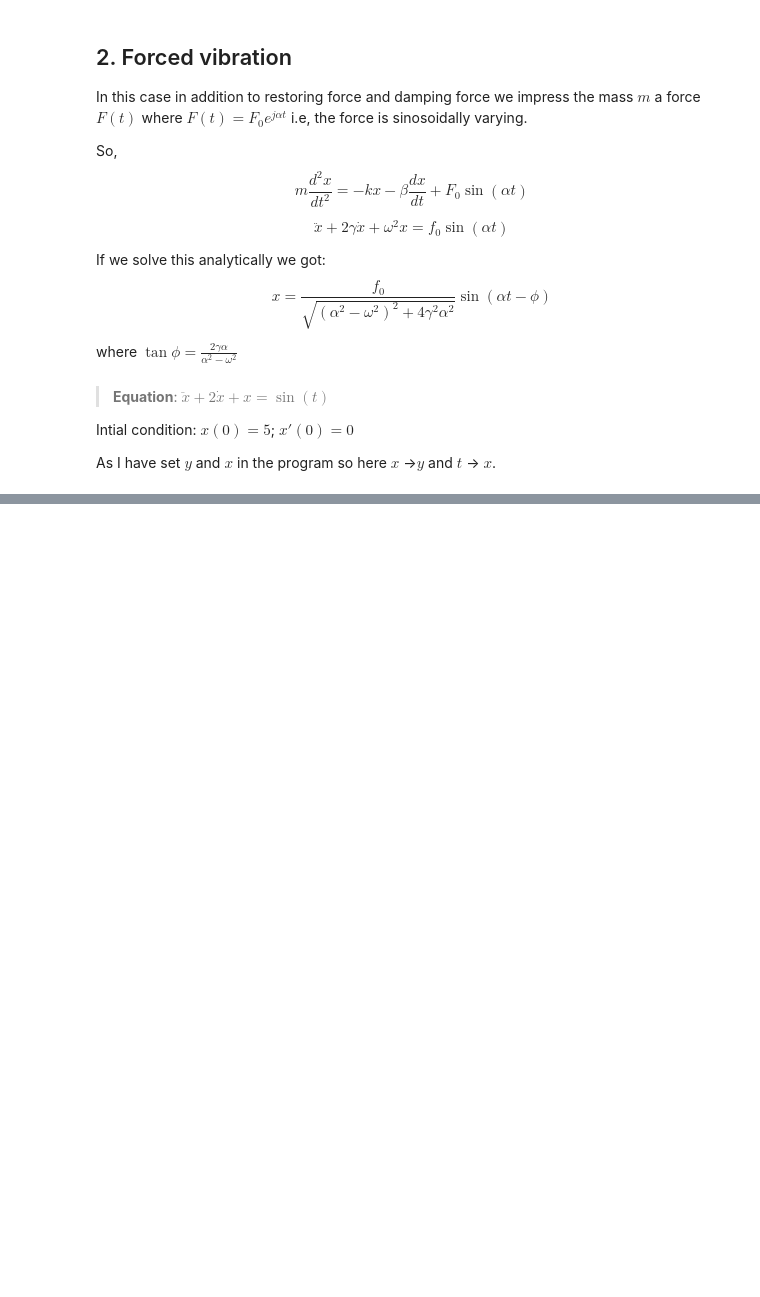
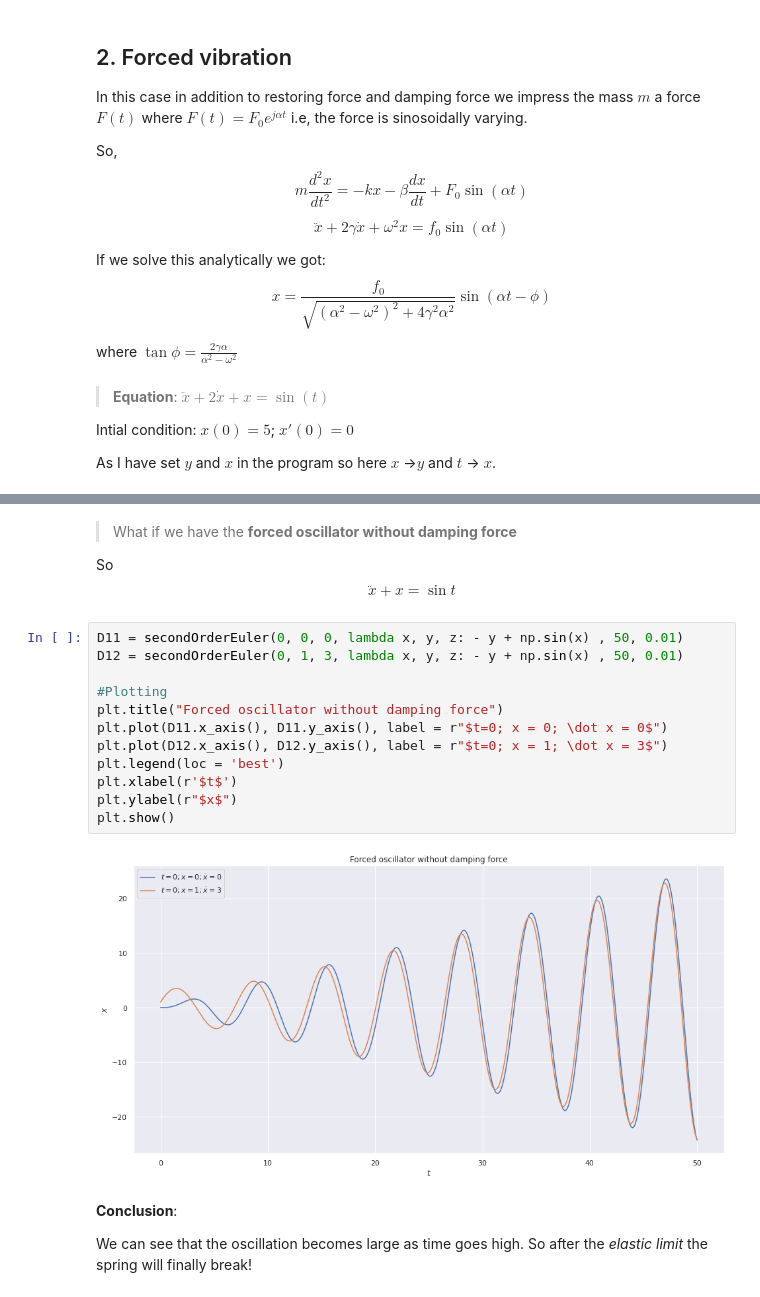
Before and after one commit to Souvik-0612/Diffarential-equation, a Jupyter notebook: ODE.ipynb, the cells around one changed output, grey strips where cells are left out. Drawn from its saved outputs; the diff is of its cells as text; blank space fills up the shorter version.

```diff
--- a/ODE.ipynb
+++ b/ODE.ipynb
@@ -305,0 +307,22 @@ plt.show()
+# %% [markdown]
+> What if we have the **forced oscillator without damping force**
+
+So $$\ddot x + x = \sin t$$
+# %%
+D11 = secondOrderEuler(0, 0, 0, lambda x, y, z: - y + np.sin(x) , 50, 0.01)
+D12 = secondOrderEuler(0, 1, 3, lambda x, y, z: - y + np.sin(x) , 50, 0.01)
+
+#Plotting
+plt.title("Forced oscillator without damping force")
+plt.plot(D11.x_axis(), D11.y_axis(), label = r"$t=0; x = 0; \dot x = 0$")
+plt.plot(D12.x_axis(), D12.y_axis(), label = r"$t=0; x = 1; \dot x = 3$")
+plt.legend(loc = 'best')
+plt.xlabel(r'$t$')
+plt.ylabel(r"$x$")
+plt.show()
+# %% [output]
+[figure, added]
+# %% [markdown]
+**Conclusion**:
+
+We can see that the oscillation becomes large as time goes high. So after the *elastic limit* the spring will finally break!
```
Also changed, not shown: parts of 4 cells of this notebook.
